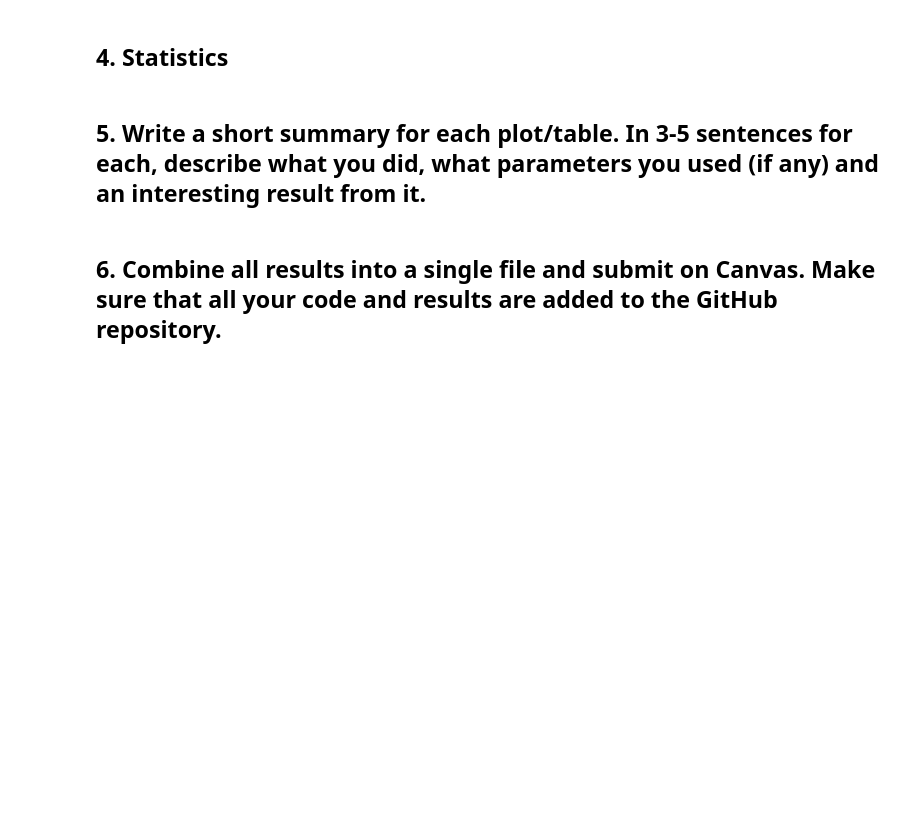
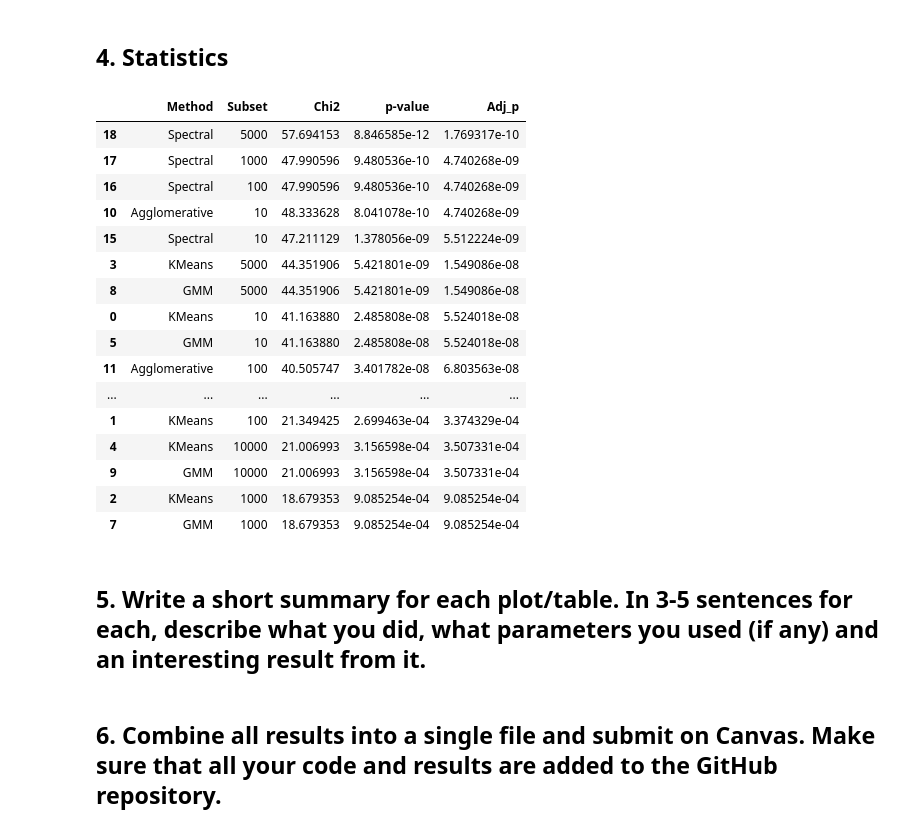
Before and after one commit to danielgeorge922/cgs4144_project, a Jupyter notebook: assn3/03_clustering.ipynb, the cells around one changed output. Saved outputs shown, nothing was run; the diff lists cells and outputs as text; code cells hidden in the pictures; blank space fills up the shorter version.

```diff
--- a/assn3/03_clustering.ipynb
+++ b/assn3/03_clustering.ipynb
@@ -524,5 +525,62 @@ plt.show()
 # %% [markdown]
 ## 4. Statistics
+# %%
+from scipy.stats import chi2_contingency
+from statsmodels.stats.multitest import multipletests
+
+# helper function to do chi squared
+def chi_square_vs_disease(label_dict, disease_series, method):
+    results = []
+    for n, labels in label_dict.items():
+        conting = pd.crosstab(labels, disease_series)
+        chi2, p, _, _ = chi2_contingency(conting)
+        results.append({
+            "Method": method,
+            "Subset": n,
+            "Chi2": chi2,
+            "p-value": p,
+        })
+    return pd.DataFrame(results)
+
+
+# run function for each method
+df_kmeans_vs_disease = chi_square_vs_disease(kmeans_labels_subsets, disease_status, "KMeans")
+df_gmm_vs_disease = chi_square_vs_disease(gmm_labels_subsets, disease_status, "GMM")
+df_agg_vs_disease = chi_square_vs_disease(agg_labels_subsets, disease_status, "Agglomerative")
+df_spectral_vs_disease = chi_square_vs_disease(spectral_labels_subsets,disease_status, "Spectral")
+
+
+df_vs_disease = pd.concat([
+    df_kmeans_vs_disease,
+    df_gmm_vs_disease,
+    df_agg_vs_disease,
+    df_spectral_vs_disease
+], ignore_index=True)
+
+df_vs_disease["Adj_p"] = multipletests(df_vs_disease["p-value"], method="fdr_bh")[1]
+
+# combined for observation
+df_all_chi = df_vs_disease.assign(Comparison="Disease vs Clusters")
+
+display(df_vs_disease.sort_values("Adj_p"))
+# %% [output]
+|  | Method | Subset | Chi2 | p-value | Adj_p |
+| 18 | Spectral | 5000 | 57.694153 | 8.846585e-12 | 1.769317e-10 |
+| 17 | Spectral | 1000 | 47.990596 | 9.480536e-10 | 4.740268e-09 |
+| 16 | Spectral | 100 | 47.990596 | 9.480536e-10 | 4.740268e-09 |
+| 10 | Agglomerative | 10 | 48.333628 | 8.041078e-10 | 4.740268e-09 |
+| 15 | Spectral | 10 | 47.211129 | 1.378056e-09 | 5.512224e-09 |
+| 3 | KMeans | 5000 | 44.351906 | 5.421801e-09 | 1.549086e-08 |
+| 8 | GMM | 5000 | 44.351906 | 5.421801e-09 | 1.549086e-08 |
+| 0 | KMeans | 10 | 41.163880 | 2.485808e-08 | 5.524018e-08 |
+| 5 | GMM | 10 | 41.163880 | 2.485808e-08 | 5.524018e-08 |
+| 11 | Agglomerative | 100 | 40.505747 | 3.401782e-08 | 6.803563e-08 |
+| ... | ... | ... | ... | ... | ... |
+| 1 | KMeans | 100 | 21.349425 | 2.699463e-04 | 3.374329e-04 |
+| 4 | KMeans | 10000 | 21.006993 | 3.156598e-04 | 3.507331e-04 |
+| 9 | GMM | 10000 | 21.006993 | 3.156598e-04 | 3.507331e-04 |
+| 2 | KMeans | 1000 | 18.679353 | 9.085254e-04 | 9.085254e-04 |
+| 7 | GMM | 1000 | 18.679353 | 9.085254e-04 | 9.085254e-04 |
 # %% [markdown]
 ## 5. Write a short summary for each plot/table. In 3-5 sentences for each, describe what you did, what parameters you used (if any) and an interesting result from it.
 # %% [markdown]
```
Also changed, not shown: parts of 3 cells of this notebook.
